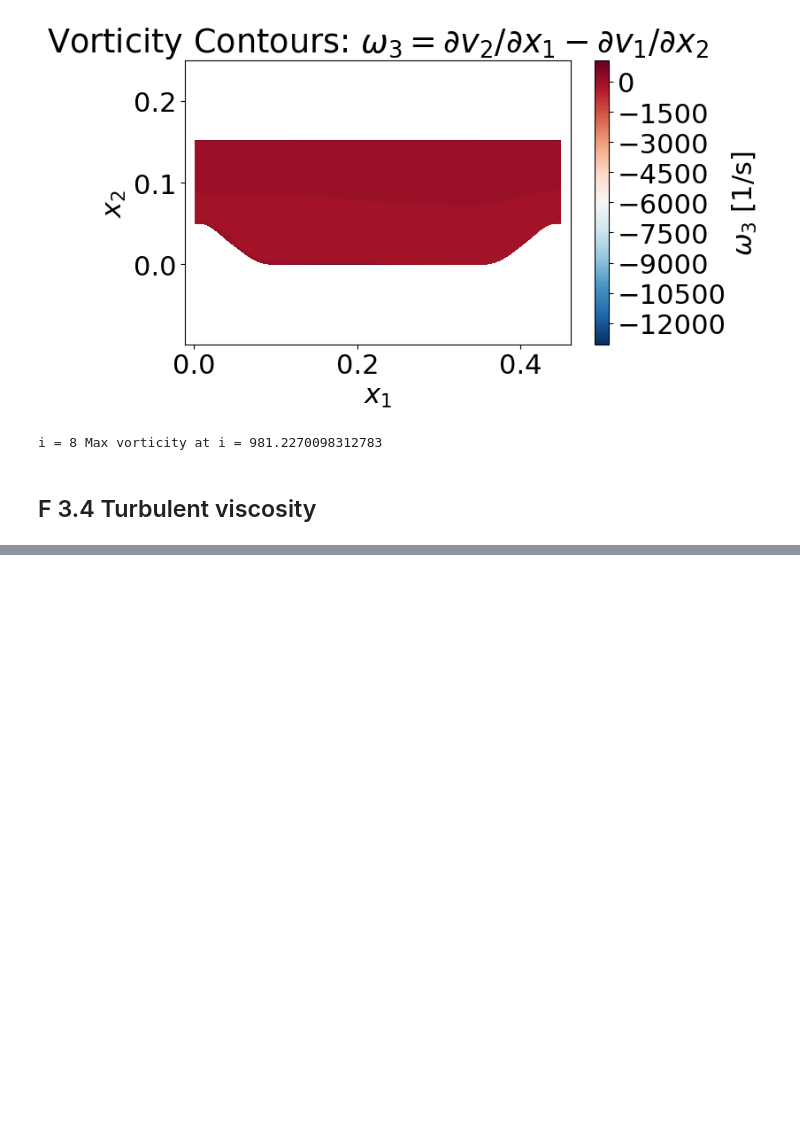
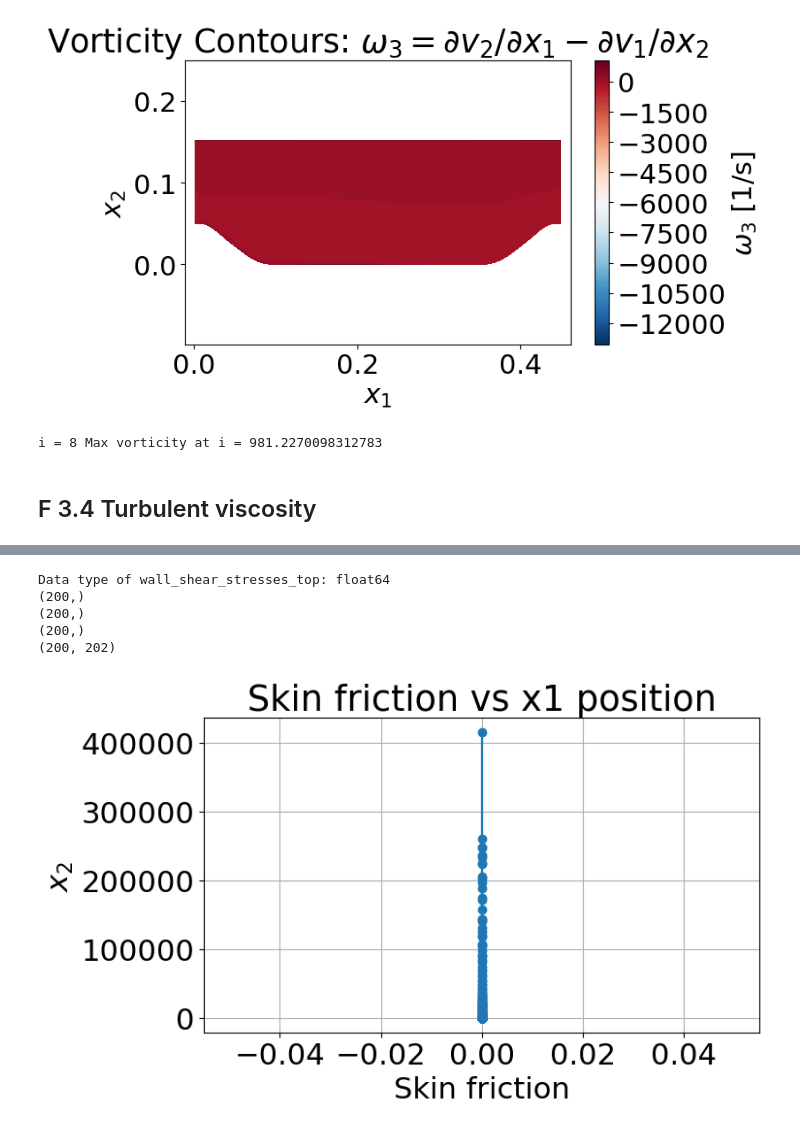
Before and after one commit to MartinStjernkvist/Applied-Mechanics, a Jupyter notebook: TME226/A2/Assignment_2.ipynb, the cells around one changed output, grey strips where cells are left out. Cells and saved outputs as stored; diff of their text form; code cells hidden in the pictures; blank space fills up the shorter version.

```diff
--- a/TME226/A2/Assignment_2.ipynb
+++ b/TME226/A2/Assignment_2.ipynb
@@ -263,0 +315,36 @@ i = 8 Max vorticity at i = 981.2270098312783
+# %%
+column_to_extract = 0 # The first column which contains Ustar
+
+
+df = pd.read_csv('InternalTableBottom.csv')
+
+
+Ustar_bottom= df.iloc[:, column_to_extract].to_numpy()
+
+print(f"Data type of wall_shear_stresses_top: {Ustar_bottom.dtype}")
+
+print(np.shape(Ustar_bottom))
+print(np.shape(x2_2d[:, 0]))
+
+
+x2plus_bottom = (Ustar_bottom * x2_2d[:, 0]) / (mu / rho)
+
+print(np.shape(x2plus_bottom))
+print(np.shape(ratio))
+
+
+plt.figure(figsize=(8,5))
+plt.plot(ratio[:,0], x2plus_bottom, 'o-')  # detail x1 position
+plt.ylabel('$x_2$')
+plt.xlabel('Skin friction')
+plt.title('Skin friction vs x1 position')
+plt.grid(True)
+plt.tight_layout()
+plt.show()
+# %% [output]
+Data type of wall_shear_stresses_top: float64
+(200,)
+(200,)
+(200,)
+(200, 202)
+[figure, added]
```
Also changed, not shown: parts of 3 cells of this notebook, 3 other files.
